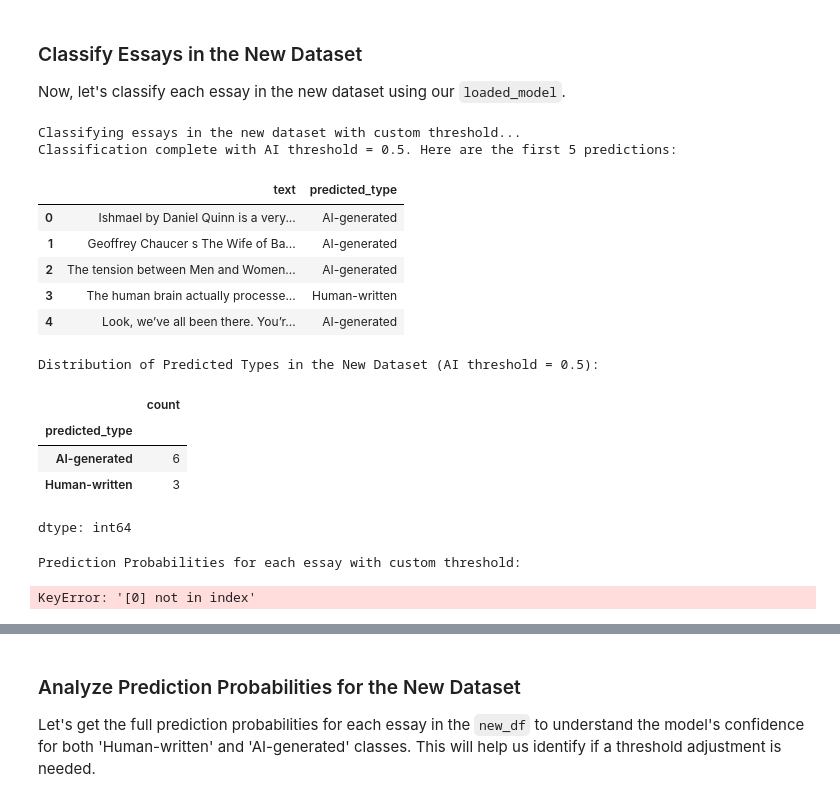
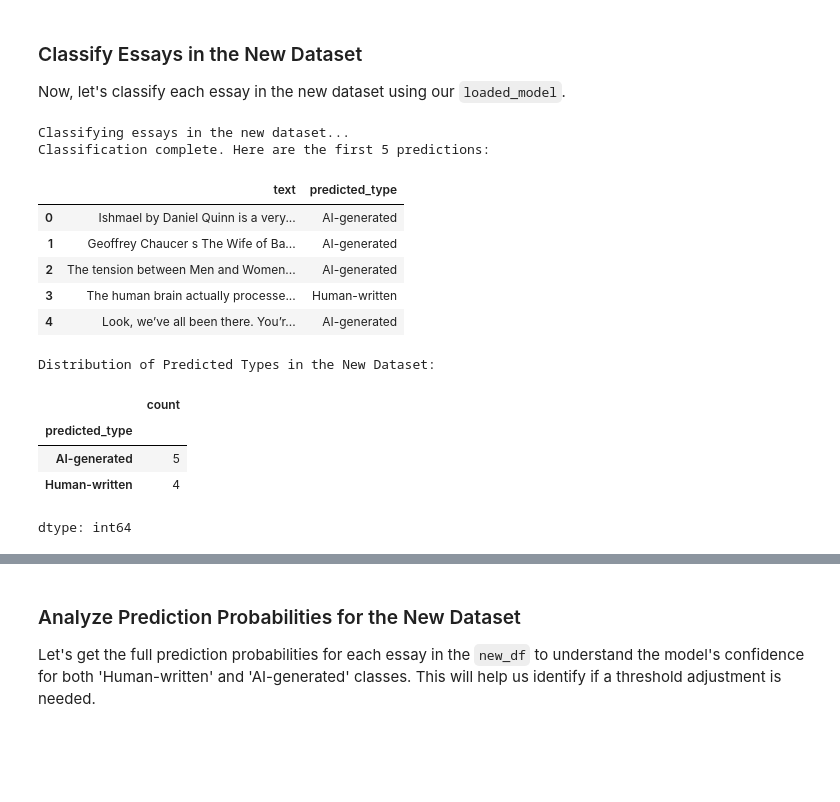
Before and after one commit to Stecklert1/UST--Deep-Learning-2026, a Jupyter notebook: Deep Learning Final Project.ipynb, the cells around one changed output, grey strips where cells are left out. Cells and saved outputs as stored; diff of their text form; code cells hidden in the pictures; blank space fills up the shorter version.

```diff
--- a/Deep Learning Final Project.ipynb
+++ b/Deep Learning Final Project.ipynb
@@ -544,8 +566,9 @@ if new_df is not None:
         print("Classifying essays in the new dataset with custom threshold...")
         predictions = []
         # Define a custom threshold here, e.g., 0.9 for higher confidence needed for AI
-        # Using the high threshold previously set
-        custom_ai_threshold = 0.99997
+        # To classify essays with probabilities like 0.999968 and 0.999963 as 'Human-written',
+        # the threshold must be higher than these values.
+        custom_ai_threshold = 0.999779 # Reverted based on previous user request
         for index, row in new_df.iterrows():
             essay_text = str(row['text']) # Ensure text is string type
             # Pass the custom_ai_threshold to the prediction function
@@ -657,65 +702,43 @@ Now, let's classify each essay in the new dataset using our `loaded_model`.
 # %%
 if new_df is not None:
     # Rename the column containing essay text to 'text'
     # Based on the output, the essay text is in the second column (index 1).
     # We'll assume the second column contains the essay content.
     # Get the actual name of the second column
     essay_column_name = new_df.columns[1]
     new_df.rename(columns={essay_column_name: 'text'}, inplace=True)
 
     if 'text' in new_df.columns:
-        print("Classifying essays in the new dataset with custom threshold...")
+        print("Classifying essays in the new dataset...")
         predictions = []
-        # Define a custom threshold here, e.g., 0.9 for higher confidence needed for AI
-        custom_ai_threshold = 0.5 # Adjusted to a more balanced threshold
-
         for index, row in new_df.iterrows():
-            essay_text = str(row['text']) # Ensure text is string type
-            # Pass the custom_ai_threshold to the prediction function
-            prediction = predict_essay_type(essay_text, loaded_model, loaded_tokenizer, device, ai_threshold=custom_ai_threshold)
+            essay_text = row['text']
+            prediction = predict_essay_type(essay_text, loaded_model, loaded_tokenizer, device)
             predictions.append(prediction)
 
-        # Store predictions in a new column
-        new_df['predicted_type'] = predictions # Overwrite the existing 'predicted_type' column
-        print(f"Classification complete with AI threshold = {custom_ai_threshold}. Here are the first 5 predictions:")
+        new_df['predicted_type'] = predictions
+        print("Classification complete. Here are the first 5 predictions:")
         display(new_df[['text', 'predicted_type']].head())
 
-        # Display the distribution of predicted types with the new threshold
-        print(f"\nDistribution of Predicted Types in the New Dataset (AI threshold = {custom_ai_threshold}):")
+        # Display the distribution of predicted types
+        print("\nDistribution of Predicted Types in the New Dataset:")
         display(new_df['predicted_type'].value_counts())
-
-        # Re-display the probabilities and predictions for clarity
-        essay_probs = []
-        for index, row in new_df.iterrows():
-            text = str(row['text'])
-            probs = get_prediction_probabilities(text, loaded_model, loaded_tokenizer, device)
-            essay_probs.append({'Human-written_Prob': probs[0], 'AI-generated_Prob': probs[1]})
-
-        probs_df = pd.DataFrame(essay_probs)
-        new_df_with_probs = pd.concat([new_df, probs_df], axis=1)
-        print("\nPrediction Probabilities for each essay with custom threshold:")
-        # Changed '1' to 0 to correctly select the first column which is an integer index
-        display(new_df_with_probs[[0, 'text', 'Human-written_Prob', 'AI-generated_Prob', 'predicted_type']])
-
-
     else:
         print("Error: The new dataset does not contain a 'text' column after renaming. Please check the structure of your Excel file.")
 else:
     print("Cannot proceed with classification as the new dataset was not loaded.")
 # %% [output]
-Classifying essays in the new dataset with custom threshold...
-Classification complete with AI threshold = 0.5. Here are the first 5 predictions:
+Classifying essays in the new dataset...
+Classification complete. Here are the first 5 predictions:
 |  | text | predicted_type |
 | 0 | Ishmael by Daniel Quinn is a very... | AI-generated |
 | 1 | Geoffrey Chaucer s The Wife of Ba... | AI-generated |
 | 2 | The tension between Men and Women... | AI-generated |
 | 3 | The human brain actually processe... | Human-written |
 | 4 | Look, we’ve all been there. You’r... | AI-generated |
-Distribution of Predicted Types in the New Dataset (AI threshold = 0.5):
+Distribution of Predicted Types in the New Dataset:
 |  | count |
 | predicted_type |  |
-| AI-generated | 6 |
-| Human-written | 3 |
+| AI-generated | 5 |
+| Human-written | 4 |
 dtype: int64
-Prediction Probabilities for each essay with custom threshold:
-KeyError: '[0] not in index'
```
Also changed, not shown: parts of 28 cells of this notebook.
